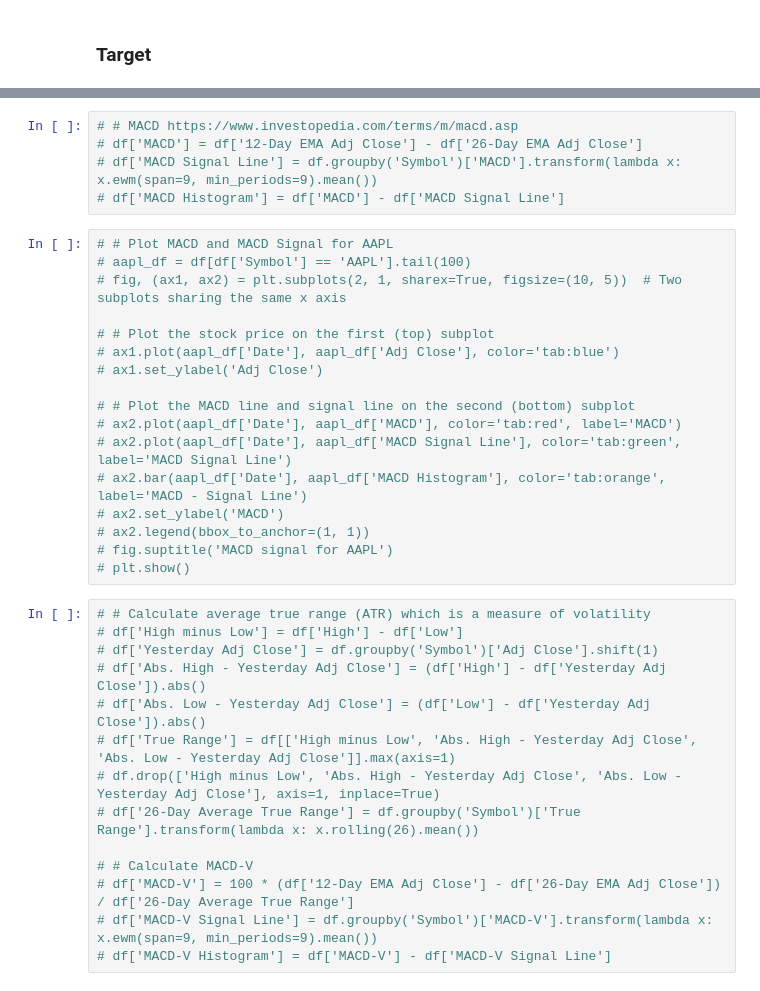
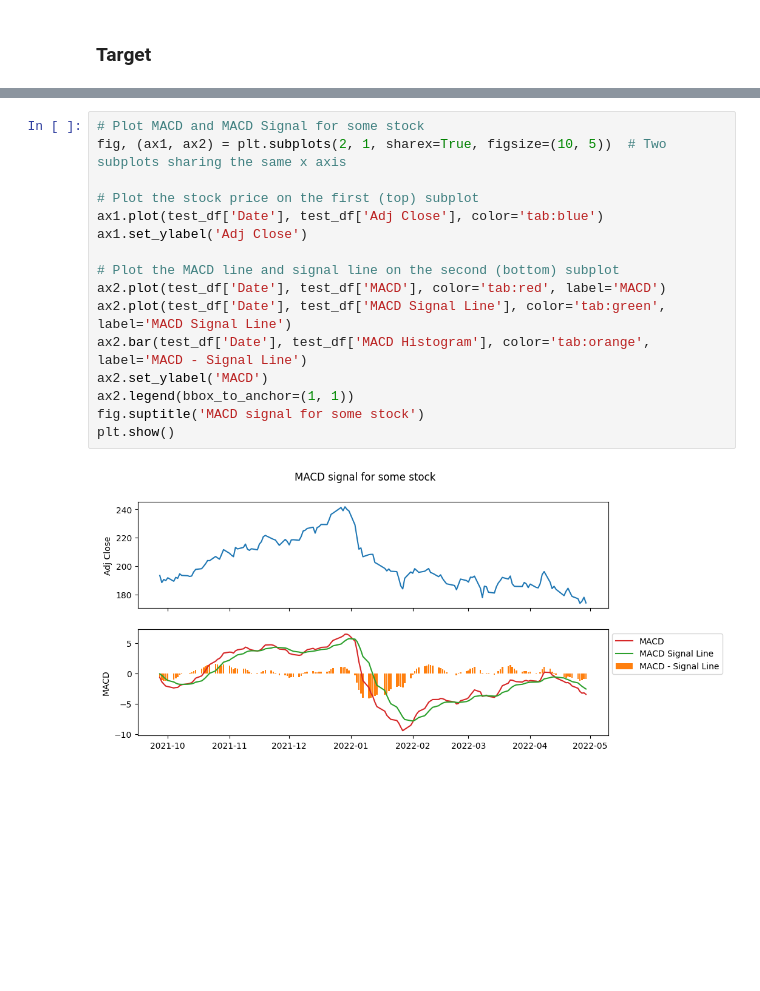
Before and after one commit to ed-churchill/ibm-ml-certificate, a Jupyter notebook: ibm-classification-feature-engineering.ipynb, the cells around one changed output, grey strips where cells are left out. Drawn from its saved outputs; the diff is of its cells as text; blank space fills up the shorter version.

```diff
--- a/ibm-classification-feature-engineering.ipynb
+++ b/ibm-classification-feature-engineering.ipynb
@@ -589,37 +627,19 @@ df.tail(5)
-# %%
-# # MACD https://www.investopedia.com/terms/m/macd.asp
-# df['MACD'] = df['12-Day EMA Adj Close'] - df['26-Day EMA Adj Close']
-# df['MACD Signal Line'] = df.groupby('Symbol')['MACD'].transform(lambda x: x.ewm(span=9, min_periods=9).mean())
-# df['MACD Histogram'] = df['MACD'] - df['MACD Signal Line']
 # %%
-# # Plot MACD and MACD Signal for AAPL
-# aapl_df = df[df['Symbol'] == 'AAPL'].tail(100)
-# fig, (ax1, ax2) = plt.subplots(2, 1, sharex=True, figsize=(10, 5))  # Two subplots sharing the same x axis
+# Plot MACD and MACD Signal for some stock
+fig, (ax1, ax2) = plt.subplots(2, 1, sharex=True, figsize=(10, 5))  # Two subplots sharing the same x axis
 
-# # Plot the stock price on the first (top) subplot
-# ax1.plot(aapl_df['Date'], aapl_df['Adj Close'], color='tab:blue')
-# ax1.set_ylabel('Adj Close')
+# Plot the stock price on the first (top) subplot
+ax1.plot(test_df['Date'], test_df['Adj Close'], color='tab:blue')
+ax1.set_ylabel('Adj Close')
 
-# # Plot the MACD line and signal line on the second (bottom) subplot
-# ax2.plot(aapl_df['Date'], aapl_df['MACD'], color='tab:red', label='MACD')
-# ax2.plot(aapl_df['Date'], aapl_df['MACD Signal Line'], color='tab:green', label='MACD Signal Line')
-# ax2.bar(aapl_df['Date'], aapl_df['MACD Histogram'], color='tab:orange', label='MACD - Signal Line')
-# ax2.set_ylabel('MACD')
-# ax2.legend(bbox_to_anchor=(1, 1))
-# fig.suptitle('MACD signal for AAPL')
-# plt.show()
+# Plot the MACD line and signal line on the second (bottom) subplot
+ax2.plot(test_df['Date'], test_df['MACD'], color='tab:red', label='MACD')
+ax2.plot(test_df['Date'], test_df['MACD Signal Line'], color='tab:green', label='MACD Signal Line')
+ax2.bar(test_df['Date'], test_df['MACD Histogram'], color='tab:orange', label='MACD - Signal Line')
+ax2.set_ylabel('MACD')
+ax2.legend(bbox_to_anchor=(1, 1))
+fig.suptitle('MACD signal for some stock')
+plt.show()
+# %% [output]
+[figure, added]
-# %%
-# # Calculate average true range (ATR) which is a measure of volatility
-# df['High minus Low'] = df['High'] - df['Low']
-# df['Yesterday Adj Close'] = df.groupby('Symbol')['Adj Close'].shift(1)
-# df['Abs. High - Yesterday Adj Close'] = (df['High'] - df['Yesterday Adj Close']).abs()
-# df['Abs. Low - Yesterday Adj Close'] = (df['Low'] - df['Yesterday Adj Close']).abs()
-# df['True Range'] = df[['High minus Low', 'Abs. High - Yesterday Adj Close', 'Abs. Low - Yesterday Adj Close']].max(axis=1)
-# df.drop(['High minus Low', 'Abs. High - Yesterday Adj Close', 'Abs. Low - Yesterday Adj Close'], axis=1, inplace=True)
-# df['26-Day Average True Range'] = df.groupby('Symbol')['True Range'].transform(lambda x: x.rolling(26).mean())
-
-# # Calculate MACD-V
-# df['MACD-V'] = 100 * (df['12-Day EMA Adj Close'] - df['26-Day EMA Adj Close']) / df['26-Day Average True Range']
-# df['MACD-V Signal Line'] = df.groupby('Symbol')['MACD-V'].transform(lambda x: x.ewm(span=9, min_periods=9).mean())
-# df['MACD-V Histogram'] = df['MACD-V'] - df['MACD-V Signal Line']
 # %%
```
Also changed, not shown: parts of 36 cells of this notebook.
